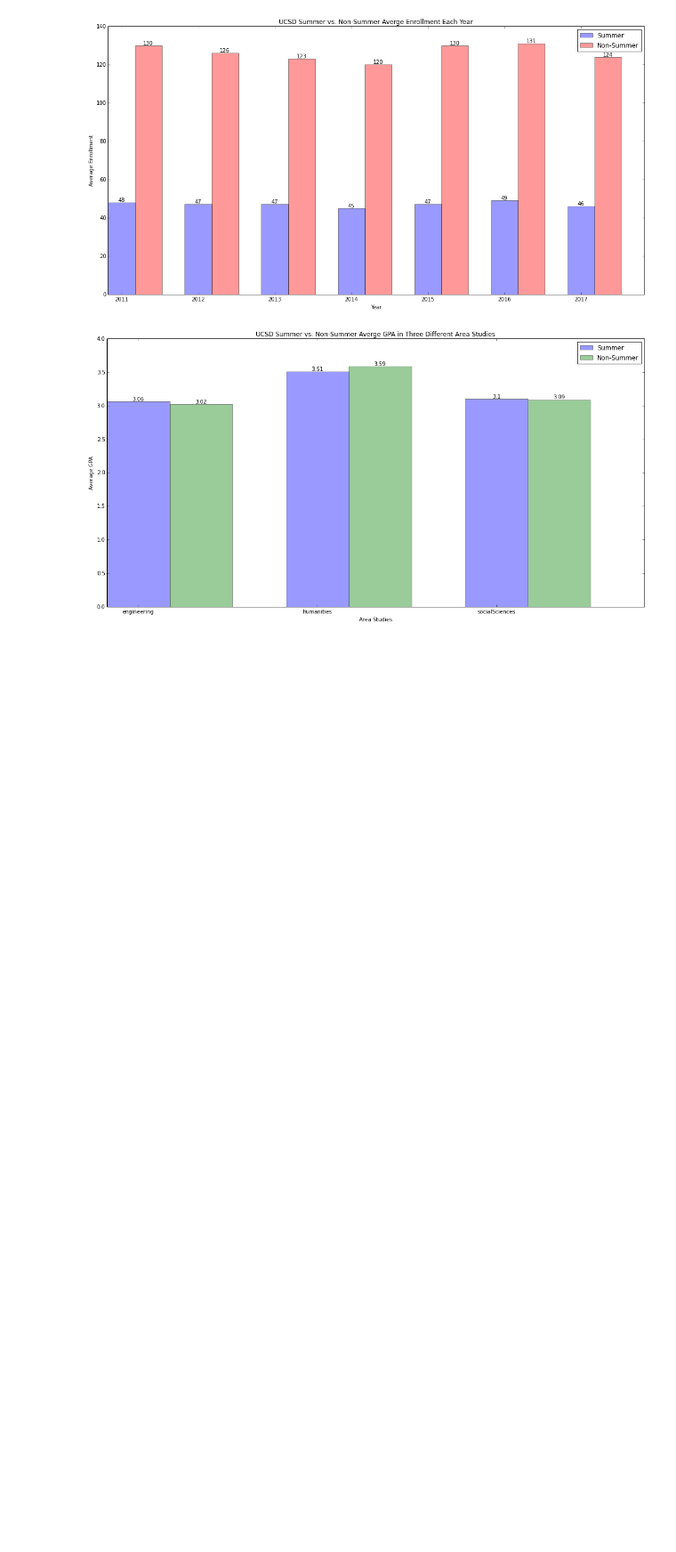
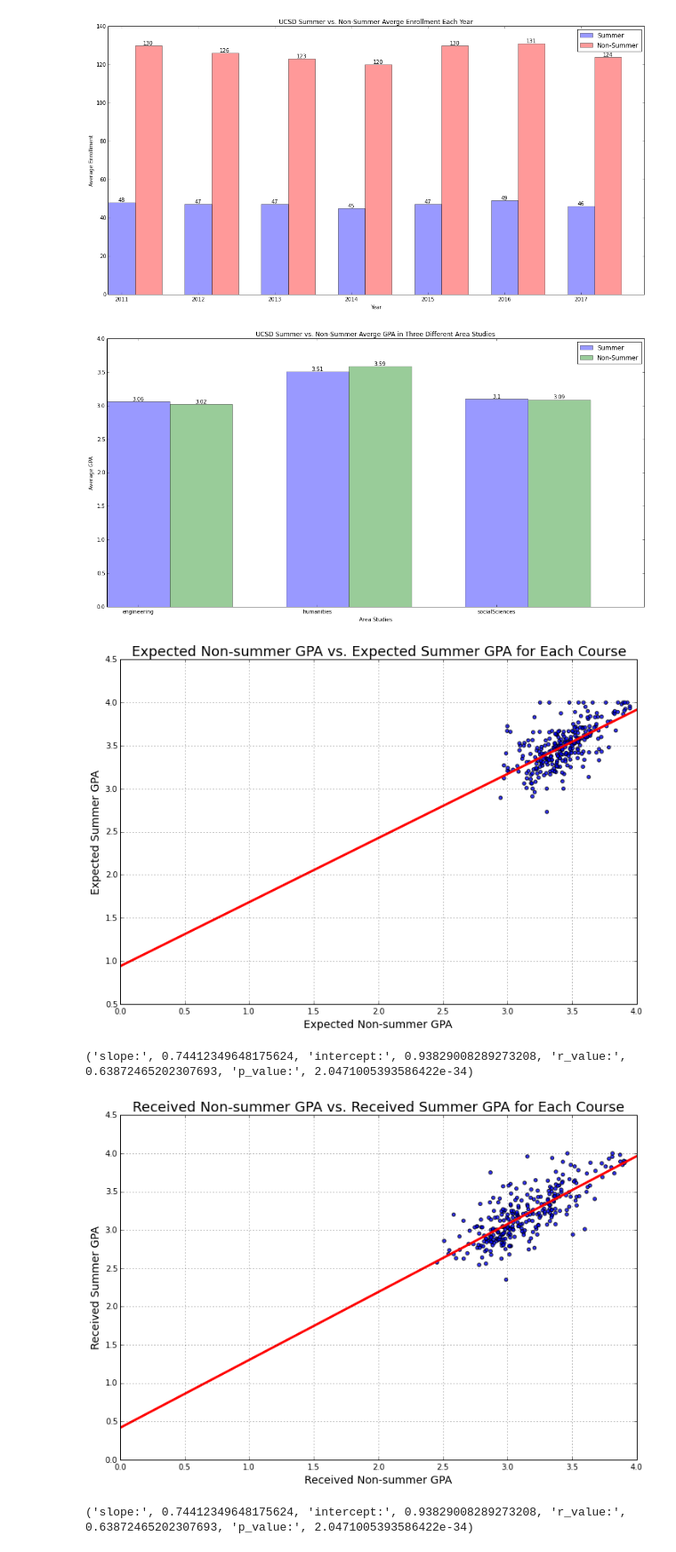
Before and after one commit to alexng1928/ECE143Team6, a Jupyter notebook: ECE143_BarGraph.ipynb, the cells around one changed output. Shown at 89% size. Saved outputs shown, nothing was run; the diff lists cells and outputs as text; code cells hidden in the pictures; blank space fills up the shorter version.

```diff
--- a/ECE143_BarGraph.ipynb
+++ b/ECE143_BarGraph.ipynb
@@ -170,3 +170,70 @@ fig3.tight_layout()
 plt.show()
 # %% [output]
 [figure]
+# %%
+import scipy.stats as stats
+import matplotlib.pyplot as plt
+from analysis_modules import *
+%matplotlib inline
+
+summer = 'S' #'S' or 'NS'
+dtf = make_pandas('ucsd.txt')
+dtf = dtf.dropna()
+dtf = dtf.reset_index(drop=True)
+names = dtf[dtf['Summer?'] == summer]['Course Name'].unique()
+
+expected_GPA_S = []
+expected_GPA_NS = []
+Received_GPA_S = []
+Received_GPA_NS = []
+
+for name in names:
+    hours.append(dtf[(dtf['Course Name'] == name) & (dtf['Summer?'] == summer)]['Hrs/Week'].mean())
+    received.append(dtf[(dtf['Course Name'] == name) & (dtf['Summer?'] == summer)]['GPA Received'].mean())
+    expected_GPA_S.append(dtf[(dtf['Course Name'] == name) & (dtf['Summer?'] == 'S')]['GPA Expected'].mean())
+    expected_GPA_NS.append(dtf[(dtf['Course Name'] == name) & (dtf['Summer?'] == 'NS')]['GPA Expected'].mean())
+    Received_GPA_S.append(dtf[(dtf['Course Name'] == name) & (dtf['Summer?'] == 'S')]['GPA Received'].mean())
+    Received_GPA_NS.append(dtf[(dtf['Course Name'] == name) & (dtf['Summer?'] == 'NS')]['GPA Received'].mean())
+
+expected_GPA_dtf = pd.DataFrame({'Course Name': names, 'expected summer GPA': expected_GPA_S, 'expected GPA': expected_GPA_NS})
+Received_GPA_dtf = pd.DataFrame({'Course Name': names, 'summer GPA': Received_GPA_S, 'GPA': Received_GPA_NS})
+
+slope, intercept, r_value, p_value, std_err = stats.linregress(expected_GPA_dtf['expected GPA'], expected_GPA_dtf['expected summer GPA'])
+
+values = [slope * i + intercept for i in [0, 4]]
+
+fig=plt.figure(figsize=(12, 8))
+plt.scatter(expected_GPA_dtf['expected GPA'], expected_GPA_dtf['expected summer GPA'], s=20, alpha=0.8, label=None)
+plt.plot([0, 4], values, 'b', c='red', label = 'Regression Line', linewidth=3)
+
+plt.title("Expected Non-summer GPA vs. Expected Summer GPA for Each Course",fontsize = 18)
+
+plt.xlabel('Expected Non-summer GPA',fontsize=14)
+plt.ylabel('Expected Summer GPA',fontsize=14)
+plt.xlim(0, 4)
+plt.grid()
+plt.show()
+print ("slope:", slope, "intercept:", intercept, "r_value:", r_value, "p_value:", p_value)
+
+###########################################################################################
+slope2, intercept2, r_value2, p_value2, std_err2 = stats.linregress(Received_GPA_dtf['GPA'], Received_GPA_dtf['summer GPA'])
+
+values2 = [slope2 * i + intercept2 for i in [0, 4]]
+
+fig2=plt.figure(figsize=(12, 8))
+plt.scatter(Received_GPA_dtf['GPA'], Received_GPA_dtf['summer GPA'], s=20, alpha=0.8, label=None)
+plt.plot([0, 4], values2, 'b', c='red', label = 'Regression Line', linewidth=3)
+
+plt.title("Received Non-summer GPA vs. Received Summer GPA for Each Course",fontsize = 18)
+
+plt.xlabel('Received Non-summer GPA',fontsize=14)
+plt.ylabel('Received Summer GPA',fontsize=14)
+plt.xlim(0, 4)
+plt.grid()
+plt.show()
+print ("slope:", slope, "intercept:", intercept, "r_value:", r_value, "p_value:", p_value)
+# %% [output]
+[figure, added]
+('slope:', 0.74412349648175624, 'intercept:', 0.93829008289273208, 'r_value:', 0.63872465202307693, 'p_value:', 2.0471005393586422e-34)
+[figure, added]
+('slope:', 0.74412349648175624, 'intercept:', 0.93829008289273208, 'r_value:', 0.63872465202307693, 'p_value:', 2.0471005393586422e-34)
```
